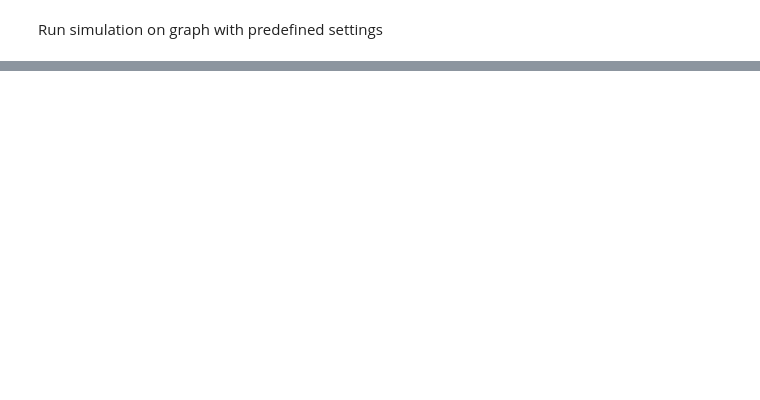
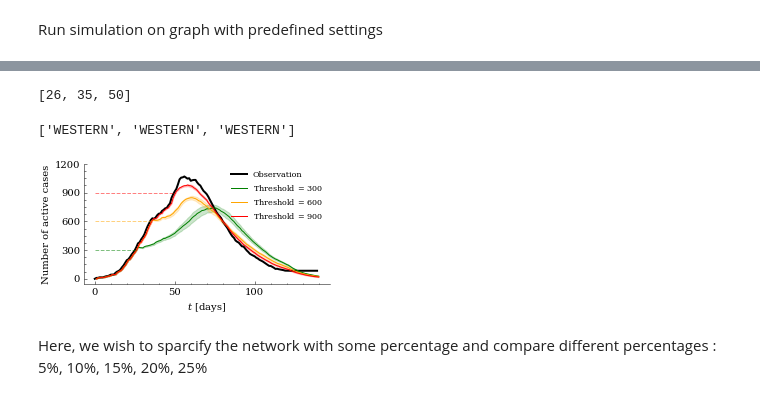
Before and after one commit to Networks-Learning/counterfactual-tpp, a Jupyter notebook: ebola/ebola_experiments.ipynb, the cells around one changed output, grey strips where cells are left out. Saved outputs shown, nothing was run; the diff lists cells and outputs as text; code cells hidden in the pictures; blank space fills up the shorter version.

```diff
--- a/ebola/ebola_experiments.ipynb
+++ b/ebola/ebola_experiments.ipynb
@@ -113,0 +150,76 @@ plt.legend()
+# %%
+sir_obj.calculate_counterfactual(sir_obj.beta, sir_obj.G)
+maximum_days = sir_obj.max_time + 20
+# %%
+# find the days that the number of total cases exceeded some threshold
+number_of_cases = [np.count_nonzero(nodes_at_time(i,'ori', sir_obj)) for i in range(maximum_days)]
+cases_thresholds = [300, 600, 900]
+cut_thresholds = []
+for t in cases_thresholds:
+    for day, nc in enumerate(number_of_cases):
+        if nc >= t:
+            cut_thresholds.append(day)
+            break
+print(cut_thresholds)
+# %% [output]
+[26, 35, 50]
+# %%
+# find the cities in which had the max #cases/population untill that time threshold.
+population = np.zeros(55)
+for k, v in enumerate(sir_obj.G.nodes(data=True)):
+    population[v[1]['block']] += 1
+cut_districts = []
+for day in cut_thresholds:
+    cases = np.zeros(55)
+    for k, v in enumerate(sir_obj.G.nodes(data=True)):
+        if sir_obj.inf_occured_at[sir_obj.node_to_idx[v[0]]] <= day:
+            cases[v[1]['block']] += 1
+    max_district = block_to_district[np.argmax(cases/population)]
+    cut_districts.append(max_district)
+print(cut_districts)
+# %% [output]
+['WESTERN', 'WESTERN', 'WESTERN']
+# %%
+def counterfactual(_):
+    sir_obj.calculate_counterfactual(sir_obj.beta, G_prime, intervention_time = _)
+    res = np.array([np.count_nonzero(nodes_at_time(i, 'cf', sir_obj)) for i in range(maximum_days)])
+    return res
+# %%
+number_of_counterfactuals = 20
+target_dfs = []
+for i, day in enumerate(cut_thresholds):
+    G_prime = copy.deepcopy(sir_obj.G)
+    isolate_district(cut_districts[i], G_prime)
+    isolate_interior(cut_districts[i], G_prime)
+    with Pool(48) as pool:
+        resultt = list(tqdm(pool.imap(counterfactual, [day for i in range(number_of_counterfactuals)]), total = number_of_counterfactuals))
+    d = []
+    for i in range(maximum_days):
+        for j in range(len(resultt)):
+            d.append([i + 1, resultt[j][i]])
+
+    df = pd.DataFrame(d, columns=['days', 'Number of cases'])
+    target_dfs.append(df)
+# %%
+number_of_cases = [np.count_nonzero(nodes_at_time(i,'ori', sir_obj)) for i in range(maximum_days)]
+width_pt = 397
+fig_height, fig_aspect = plotutils.get_fig_dim(width_pt, fraction=0.65)
+fig, ax = plt.subplots(figsize=(fig_height * 2, fig_height))
+ax.plot(range(maximum_days), number_of_cases, label = 'Observation', linewidth=2.0, color = 'k')
+sns.lineplot(data=target_dfs[0], x="days", y="Number of cases", label = r'Threshold $= {}$'.format(cases_thresholds[0]), color ='green').set(xlabel= "$t$ [days]", ylabel= "Number of active cases")
+sns.lineplot(data=target_dfs[1], x="days", y="Number of cases", label = r'Threshold $= {}$'.format(cases_thresholds[1]), color ='orange').set(xlabel= "$t$ [days]", ylabel= "Number of active cases")
+sns.lineplot(data=target_dfs[2], x="days", y="Number of cases", label = r'Threshold $= {}$'.format(cases_thresholds[2]), color ='red').set(xlabel= "$t$ [days]", ylabel= "Number of active cases")
+# sns.lineplot(data=target_dfs[3], x="days", y="Number of cases", label = r'Active cases $> {}$'.format(cases_thresholds[3]), color ='red').set(xlabel= "t [days]", ylabel= "Number of Active cases")
+plt.plot([0, cut_thresholds[0]],[cases_thresholds[0], cases_thresholds[0]],'--', color ='green', alpha = 0.5)
+plt.plot([0, cut_thresholds[1]],[cases_thresholds[1], cases_thresholds[1]],'--', color ='orange', alpha = 0.5)
+plt.plot([0, cut_thresholds[2]],[cases_thresholds[2], cases_thresholds[2]],'--', color ='red', alpha = 0.5)
+# plt.plot([0, cut_thresholds[3]],[cases_thresholds[3], cases_thresholds[3]],'--', color ='red', alpha = 0.5)
+ax.set_yticks(range(0,1500,300))
+ax.set_xticks(range(0,150,50))
+ax.legend(loc = 'upper right', fontsize=8)
+# ax.legend(loc = 'upper right', bbox_to_anchor=(1.5, 1))
+fig.savefig('FIG/sir_isolation.pdf', bbox_inches = 'tight')
+# %% [output]
+[figure, added]
+# %% [markdown]
+Here, we wish to sparcify the network with some percentage and compare different percentages : 5%, 10%, 15%, 20%, 25%
```
Also changed, not shown: parts of 38 cells of this notebook.
